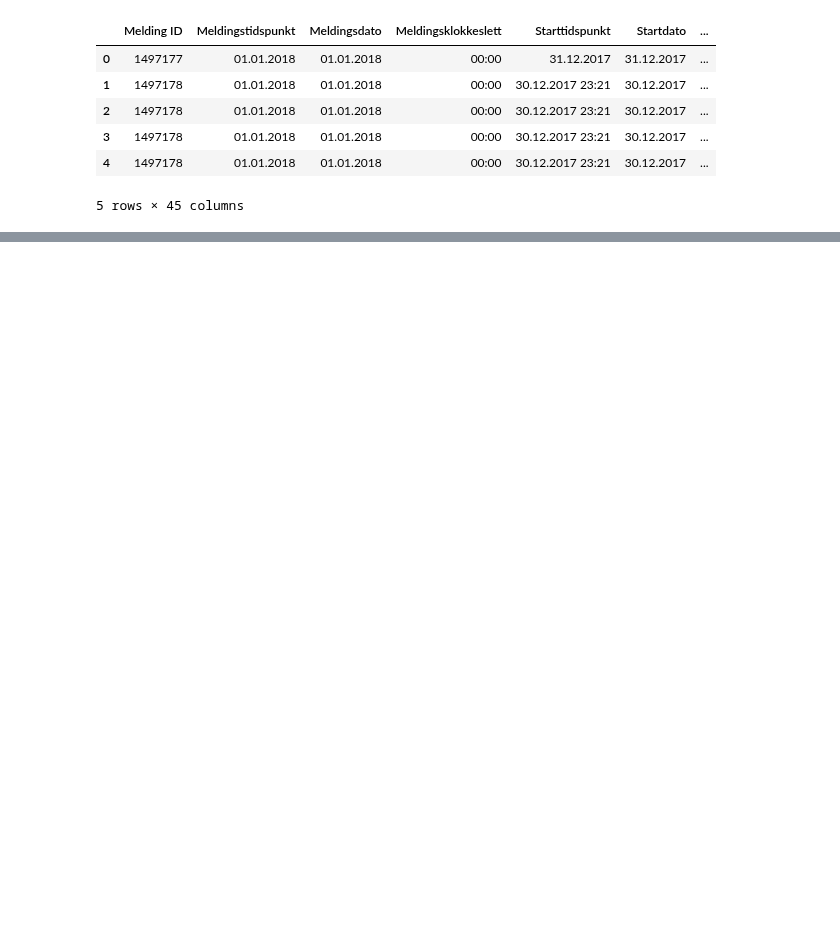
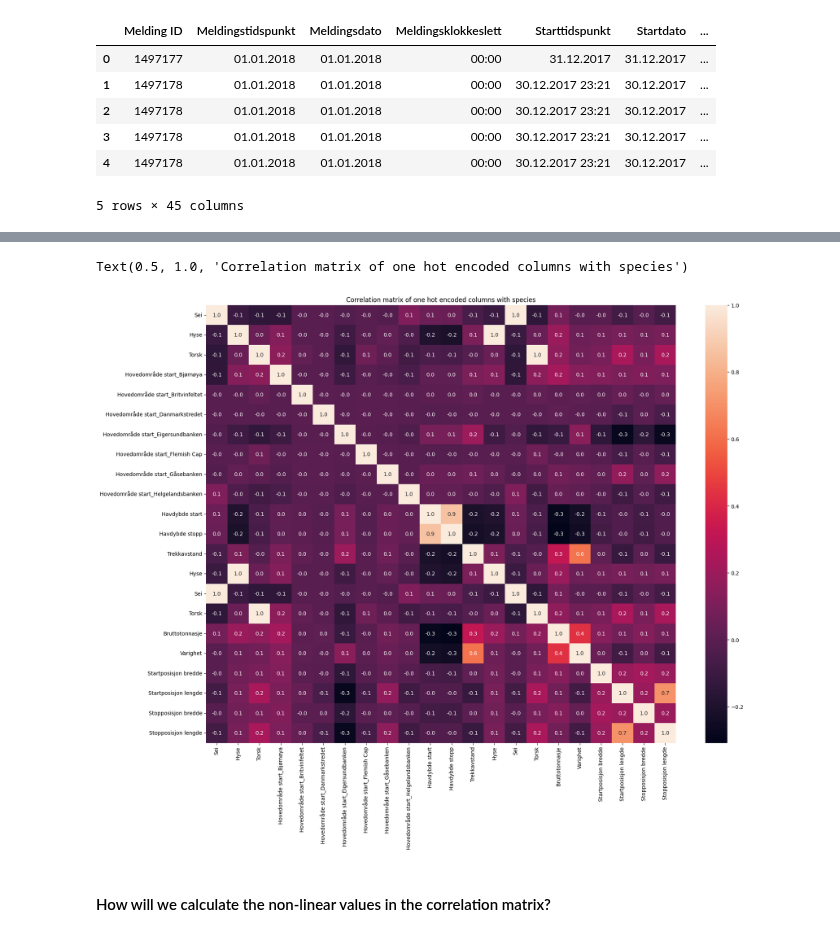
Before and after one commit to Pzorster/INFO284pzor, a Jupyter notebook: project.ipynb, the cells around one changed output, grey strips where cells are left out. Saved outputs shown, nothing was run; the diff lists cells and outputs as text; code cells hidden in the pictures; blank space fills up the shorter version.

```diff
--- a/project.ipynb
+++ b/project.ipynb
@@ -211,0 +259,55 @@ plt.show()
+# %%
+#creating a correlation matrix of all the one hot encoded columns and sei hyse torsk
+''' Hovedområde start_Admiralityfeltet                50696 non-null  bool
+ 21  Hovedområde start_Bjørnøya                       50696 non-null  bool
+ 22  Hovedområde start_Britvinfeltet                  50696 non-null  bool
+ 23  Hovedområde start_Danmarkstredet                 50696 non-null  bool
+ 24  Hovedområde start_Eigersundbanken                50696 non-null  bool
+ 25  Hovedområde start_Flemish Cap                    50696 non-null  bool
+ 26  Hovedområde start_Gåsebanken                     50696 non-null  bool
+ 27  Hovedområde start_Helgelandsbanken               50696 non-null  bool
+ 28  Hovedområde start_Hopen                          50696 non-null  bool
+ 29  Hovedområde start_Kaninbanken                    50696 non-null  bool
+ 30  Hovedområde start_Murmanskkysten                 50696 non-null  bool
+ 31  Hovedområde start_Nordkappbanken                 50696 non-null  bool
+ 32  Hovedområde start_Nordv.- Spitsbergen            50696 non-null  bool
+ 33  Hovedområde start_Nordvestlige Norskehav         50696 non-null  bool
+ 34  Hovedområde start_Nordøst av Island              50696 non-null  bool
+ 35  Hovedområde start_Nordøstområdet                 50696 non-null  bool
+ 36  Hovedområde start_Rockall                        50696 non-null  bool
+ 37  Hovedområde start_Røstbanken til Malangsgrunnen  50696 non-null  bool
+ 38  Hovedområde start_Sentralbanken                  50696 non-null  bool
+ 39  Hovedområde start_Sentrale Nordsjø               50696 non-null  bool
+ 40  Hovedområde start_Shetland                       50696 non-null  bool
+ 41  Hovedområde start_Skagerrak                      50696 non-null  bool
+ 42  Hovedområde start_Skolpenbanken                  50696 non-null  bool
+ 43  Hovedområde start_Storbanken                     50696 non-null  bool
+ 44  Hovedområde start_Storegga-Frøyabanken           50696 non-null  bool
+ 45  Hovedområde start_Storfjord/Hinlopenstredet      50696 non-null  bool
+ 46  Hovedområde start_Sør for Jan Mayen              50696 non-null  bool
+ 47  Hovedområde start_Sørlige Norskehav              50696 non-null  bool
+ 48  Hovedområde start_Sørvest av Island              50696 non-null  bool
+ 49  Hovedområde start_Sørvest av Spitsbergen         50696 non-null  bool
+ 50  Hovedområde start_Thor Iversens Bank             50696 non-null  bool
+ 51  Hovedområde start_Vest av Skottland (Hebridene)  50696 non-null  bool
+ 52  Hovedområde start_Vest av Tromsøflaket           50696 non-null  bool
+ 53  Hovedområde start_Vest-Finnmark                  50696 non-null  bool
+ 54  Hovedområde start_Vest-Spitsbergen               50696 non-null  bool
+ 55  Hovedområde start_Vestfjorden (Lofoten)          50696 non-null  bool
+ 56  Hovedområde start_Vestlige Norskehav             50696 non-null  bool
+ 57  Hovedområde start_Vikingbanken                   50696 non-null  bool
+ 58  Hovedområde start_Øst av Færøyene                50696 non-null  bool
+ 59  Hovedområde start_Øst-Finnmark                   50696 non-null  bool
+ 60  Hovedområde start_Østlige Norskehav              50696 non-null  bool  '''
+#correlation matrix for 10 locations at a time
+plt.figure(figsize=(20, 15))  # Adjust the dimensions as needed to fit your data
+df_corr = df[['Sei', 'Hyse', 'Torsk', 'Hovedområde start_Bjørnøya', 'Hovedområde start_Britvinfeltet', 'Hovedområde start_Danmarkstredet', 'Hovedområde start_Eigersundbanken', 'Hovedområde start_Flemish Cap', 'Hovedområde start_Gåsebanken', 'Hovedområde start_Helgelandsbanken', 'Havdybde start', 'Havdybde stopp', 'Trekkavstand', 'Hyse', 'Sei', 'Torsk', 'Bruttotonnasje', 'Varighet', 'Startposisjon bredde', 'Startposisjon lengde', 'Stopposisjon bredde', 'Stopposisjon lengde',]]
+sns.heatmap(df_corr.corr(), annot=True, fmt=".1f" )  #.1ft for using one decimal
+plt.title('Correlation matrix of one hot encoded columns with species')
+
+#tried to look for correlation in the location and species, but it is not showing any strong correlation.
+# %% [output]
+Text(0.5, 1.0, 'Correlation matrix of one hot encoded columns with species')
+[figure, added]
+# %% [markdown]
+#### How will we calculate the non-linear values in the correlation matrix?
```
Also changed, not shown: parts of 16 cells of this notebook.
